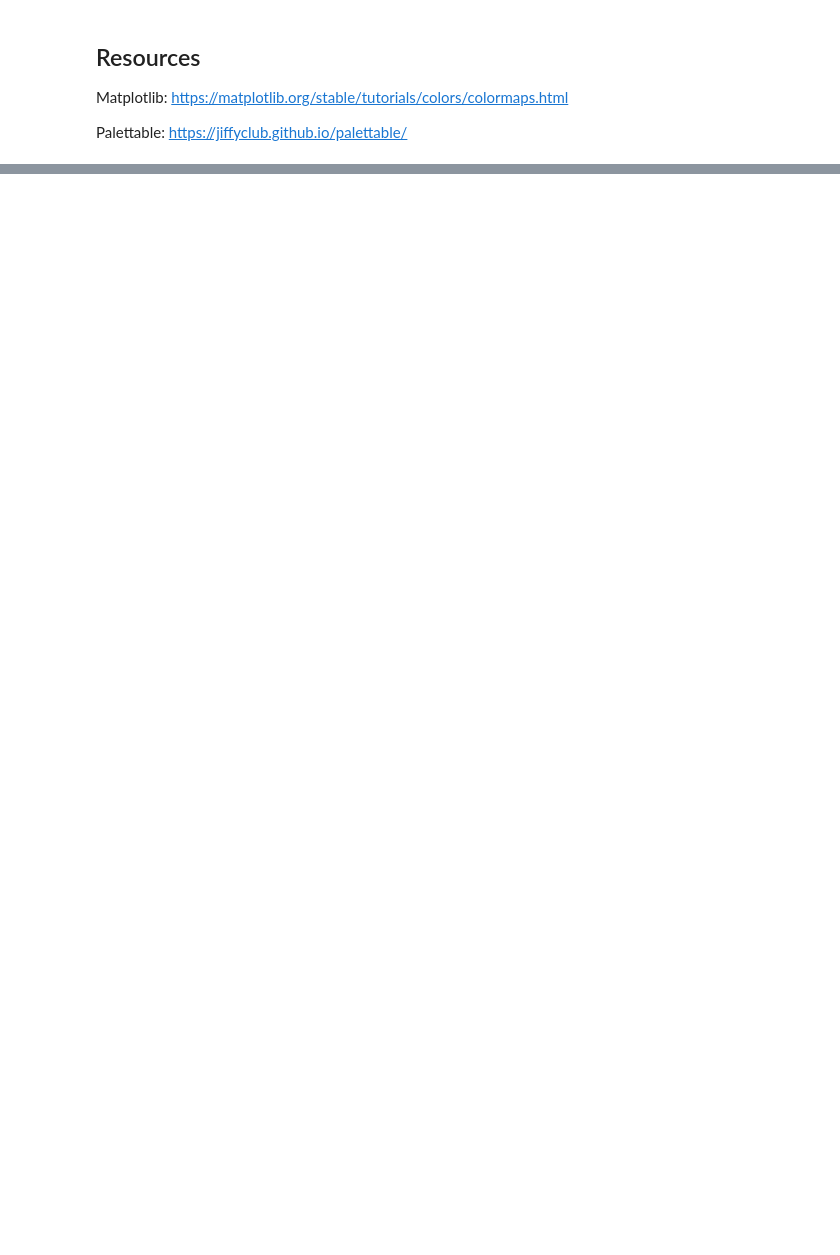
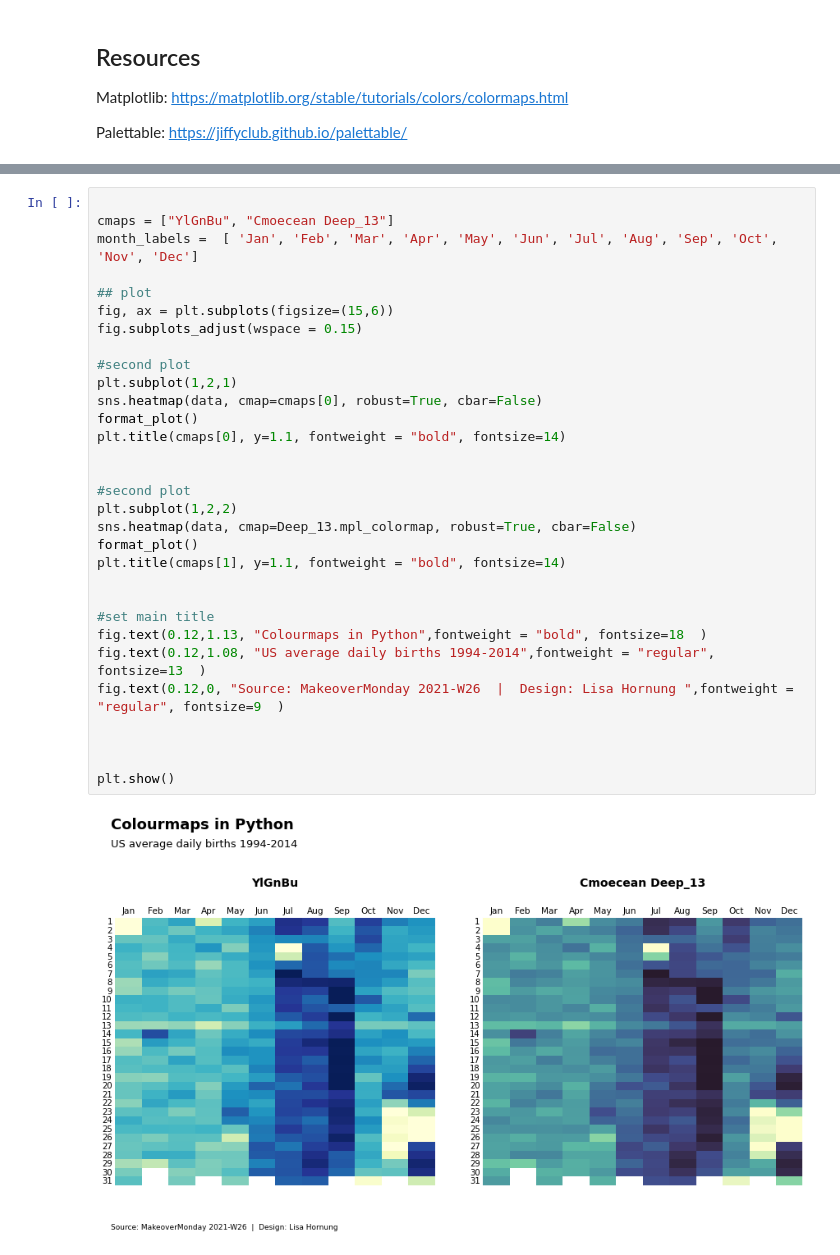
Before and after one commit to Lisa-Ho/makeover-monday, a Jupyter notebook: 2021-W26/Untitled.ipynb, the cells around one changed output, grey strips where cells are left out. Cells and saved outputs as stored; diff of their text form; blank space fills up the shorter version.

```diff
--- a/2021-W26/Untitled.ipynb
+++ b/2021-W26/Untitled.ipynb
@@ -89,0 +113,33 @@ TypeError: 'AxesSubplot' object is not iterable
+# %%
+
+cmaps = ["YlGnBu", "Cmoecean Deep_13"]
+month_labels =  [ 'Jan', 'Feb', 'Mar', 'Apr', 'May', 'Jun', 'Jul', 'Aug', 'Sep', 'Oct', 'Nov', 'Dec']
+
+## plot
+fig, ax = plt.subplots(figsize=(15,6))
+fig.subplots_adjust(wspace = 0.15)
+
+#second plot
+plt.subplot(1,2,1)
+sns.heatmap(data, cmap=cmaps[0], robust=True, cbar=False)
+format_plot()
+plt.title(cmaps[0], y=1.1, fontweight = "bold", fontsize=14)
+
+
+#second plot
+plt.subplot(1,2,2)
+sns.heatmap(data, cmap=Deep_13.mpl_colormap, robust=True, cbar=False)
+format_plot()
+plt.title(cmaps[1], y=1.1, fontweight = "bold", fontsize=14)
+
+
+#set main title
+fig.text(0.12,1.13, "Colourmaps in Python",fontweight = "bold", fontsize=18  )
+fig.text(0.12,1.08, "US average daily births 1994-2014",fontweight = "regular", fontsize=13  )
+fig.text(0.12,0, "Source: MakeoverMonday 2021-W26  |  Design: Lisa Hornung ",fontweight = "regular", fontsize=9  )
+
+
+
+plt.show()
+# %% [output]
+[figure, added]
```
Also changed, not shown: parts of 15 cells of this notebook.
